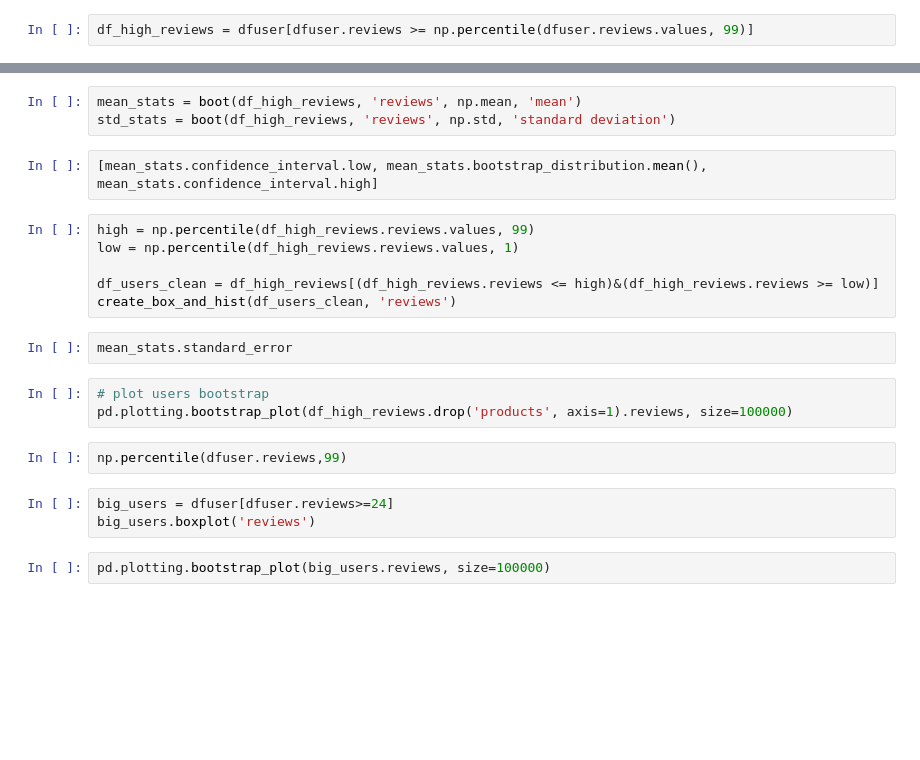
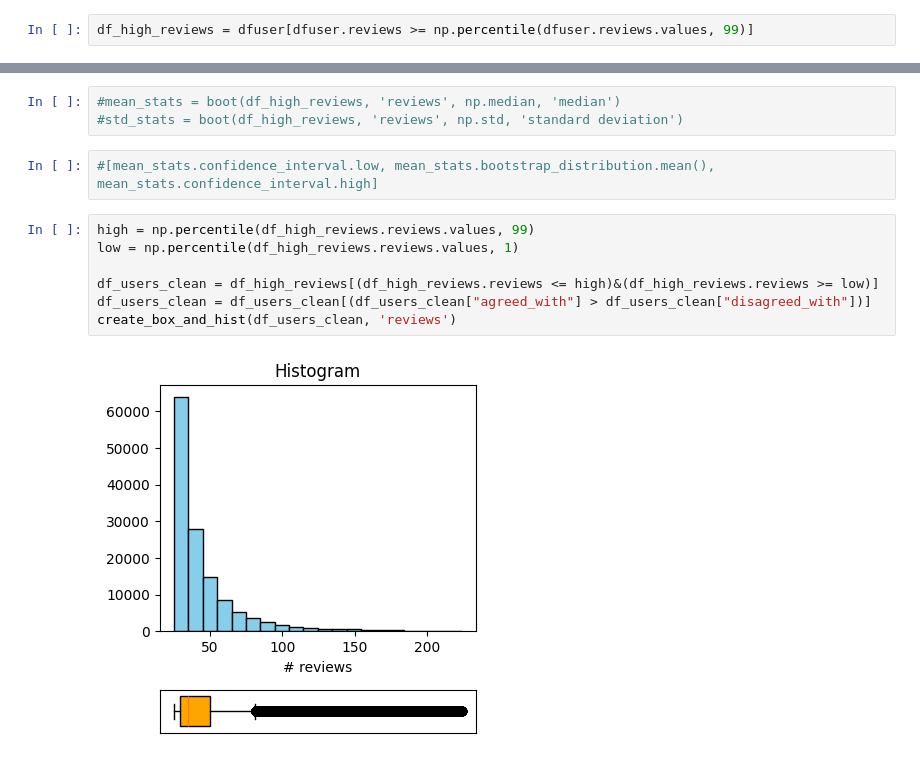
Before and after one commit to swatt45/Capstone, a Jupyter notebook: D502 EDA.ipynb, the cells around one changed output, grey strips where cells are left out. Cells and saved outputs as stored; diff of their text form; blank space fills up the shorter version.

```diff
--- a/D502 EDA.ipynb
+++ b/D502 EDA.ipynb
@@ -182,23 +133,14 @@ plt.show()
 # %%
-mean_stats = boot(df_high_reviews, 'reviews', np.mean, 'mean')
-std_stats = boot(df_high_reviews, 'reviews', np.std, 'standard deviation')
+#mean_stats = boot(df_high_reviews, 'reviews', np.median, 'median')
+#std_stats = boot(df_high_reviews, 'reviews', np.std, 'standard deviation')
 # %%
-[mean_stats.confidence_interval.low, mean_stats.bootstrap_distribution.mean(), mean_stats.confidence_interval.high]
+#[mean_stats.confidence_interval.low, mean_stats.bootstrap_distribution.mean(), mean_stats.confidence_interval.high]
 # %%
 high = np.percentile(df_high_reviews.reviews.values, 99)
 low = np.percentile(df_high_reviews.reviews.values, 1)
 
 df_users_clean = df_high_reviews[(df_high_reviews.reviews <= high)&(df_high_reviews.reviews >= low)]
+df_users_clean = df_users_clean[(df_users_clean["agreed_with"] > df_users_clean["disagreed_with"])]
 create_box_and_hist(df_users_clean, 'reviews')
+# %% [output]
+[figure, added]
-# %%
-mean_stats.standard_error
-# %%
-# plot users bootstrap
-pd.plotting.bootstrap_plot(df_high_reviews.drop('products', axis=1).reviews, size=100000)
-# %%
-np.percentile(dfuser.reviews,99)
-# %%
-big_users = dfuser[dfuser.reviews>=24]
-big_users.boxplot('reviews')
-# %%
-pd.plotting.bootstrap_plot(big_users.reviews, size=100000)
```
Also changed, not shown: parts of 37 cells of this notebook.
